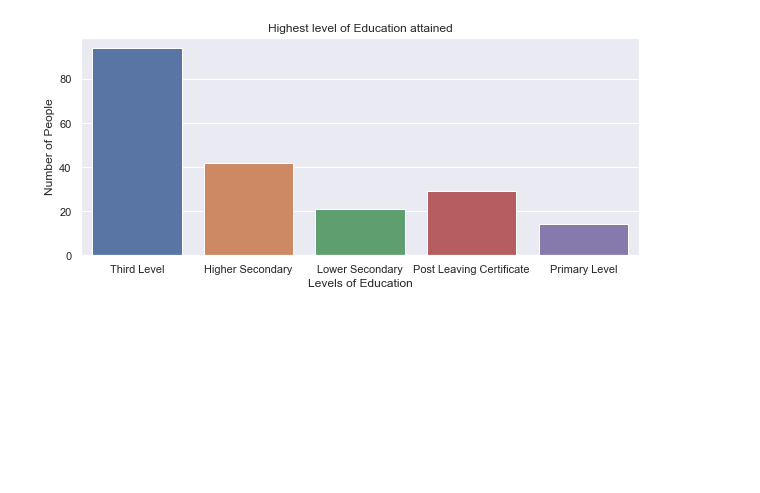
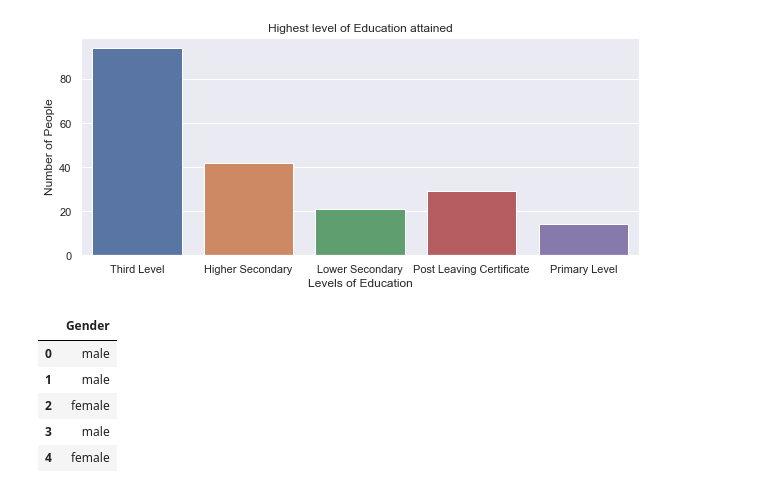
Before and after one commit to martinaobrien/GMIT-Programme-for-Data-Analysis-Project---Simulation, a Jupyter notebook: GMIT-Programme-for-Data-Analysis-Project---Simulation.ipynb, the cells around one changed output. Saved outputs shown, nothing was run; the diff lists cells and outputs as text; code cells hidden in the pictures; blank space fills up the shorter version.

Commit message:
addded in gender variable

```diff
--- a/GMIT-Programme-for-Data-Analysis-Project---Simulation.ipynb
+++ b/GMIT-Programme-for-Data-Analysis-Project---Simulation.ipynb
@@ -168,3 +168,15 @@ plt.ylabel("Number of People") # Y-Axis labelling
 plt.show()
 # %% [output]
 [figure]
+# %%
+gender = ['male','female']
+sex = np.random.choice(gender, 200)
+gender_df = pd.DataFrame(sex, columns=['Gender'])
+gender_df.head()
+# %% [output]
+|  | Gender |
+| 0 | male |
+| 1 | male |
+| 2 | female |
+| 3 | male |
+| 4 | female |
```
Also changed, not shown: parts of 2 cells of this notebook, 1 other file.
